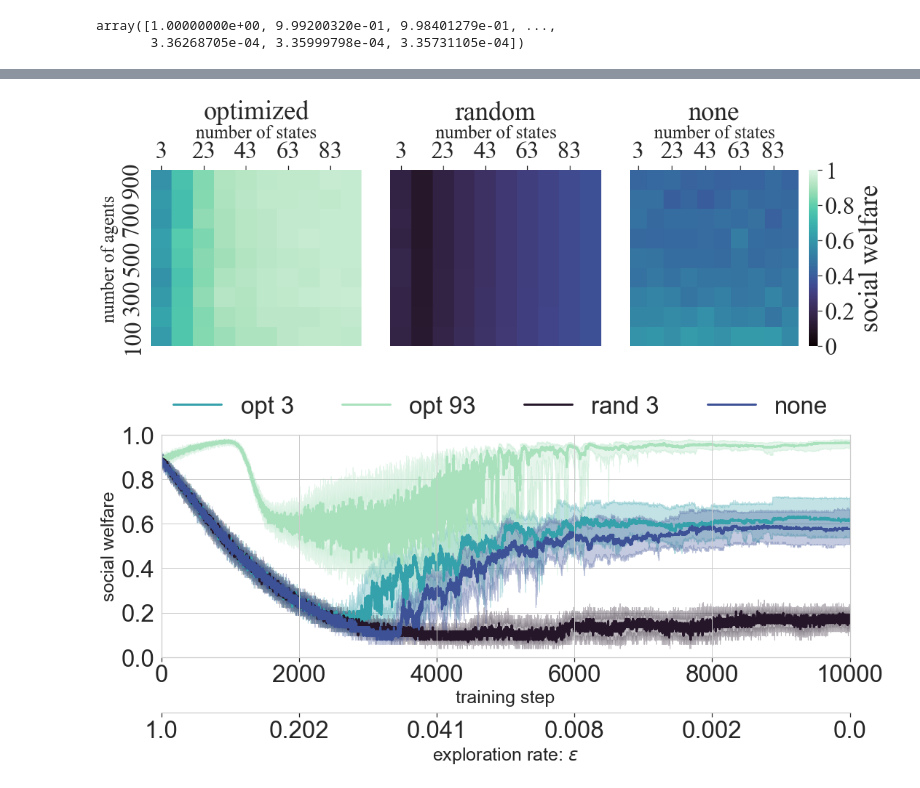
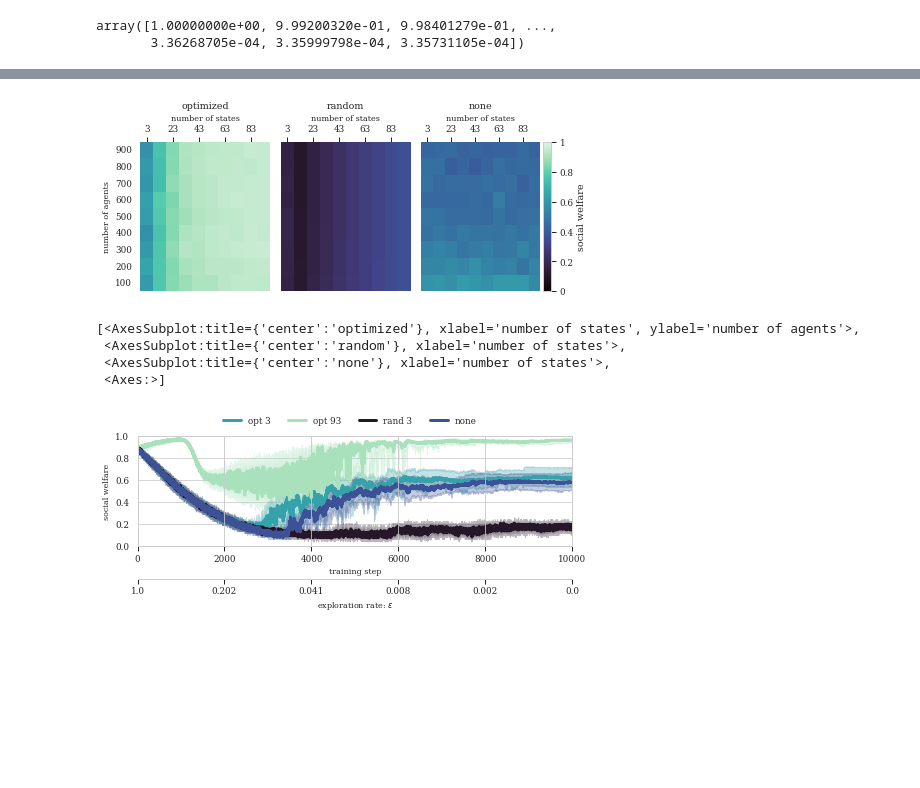
Before and after one commit to CCarissimo/manipulateRL, a Jupyter notebook: plotting.ipynb, the cells around one changed output, grey strips where cells are left out. Saved outputs shown, nothing was run; the diff lists cells and outputs as text; code cells hidden in the pictures; blank space fills up the shorter version.

```diff
--- a/plotting.ipynb
+++ b/plotting.ipynb
@@ -103,55 +113,79 @@ heatmap_random = pd.pivot_table(data=mean.loc["random"], values="T_mean", index=
 # %%
 import seaborn as sns
 # %%
-sns.set_context("paper", font_scale=3)
-# sns.set_style("whitegrid")
+sns.set_context("paper", font_scale=1)
+sns.set_style("whitegrid", rc={"font.family": "serif", "font.serif": "Times New Roman"})
 sns.set_palette("mako")
-sns.set(font="Times New Roman", font_scale=3)
+# sns.set(font="Times New Roman", font_scale=1)
+label_fontsize = 8
 # %%
-fig, ax = plt.subplots(ncols=3, figsize=(16,6), sharex=True)
+from mpl_toolkits.axes_grid1.axes_divider import make_axes_locatable
+
+fig, ax = plt.subplots(ncols=3, figsize=(7,3), sharex=True)
 
 sns.heatmap(ax=ax[0], data=heatmap_optimized, vmin=-2, vmax=-1.5, cbar=None, cmap="mako")
 sns.heatmap(ax=ax[1], data=heatmap_random, vmin=-2, vmax=-1.5, cbar=None, cmap="mako")
-sns.heatmap(ax=ax[2], data=heatmap_none, vmin=-2, vmax=-1.5, cmap="mako",
-            cbar_kws={'ticks': [-2, -1.9, -1.8, -1.7, -1.6, -1.5], 'label': "social welfare"})
-ax[2].collections[0].colorbar.set_ticklabels(["0", "0.2", "0.4", "0.6", "0.8", "1"])
+sns.heatmap(ax=ax[2], data=heatmap_none, vmin=-2, vmax=-1.5, cbar=None, cmap="mako", )
+#             cbar_kws={'ticks': [-2, -1.9, -1.8, -1.7, -1.6, -1.5], 'label': "social welfare"})
 
 ax[0].invert_yaxis()
 ax[1].invert_yaxis()
 ax[2].invert_yaxis()
 
 ax[0].set_title("optimized")
 ax[1].set_title("random")
 ax[2].set_title("none")
 
+ax[0].set_yticklabels(ax[0].get_yticklabels(), rotation = 0)
+ax[0].set_xticks([0.5, 2.5, 4.5, 6.5, 8.5]) #[3, 23, 43, 63, 83]
 ax[0].xaxis.tick_top()
 ax[1].xaxis.tick_top()
 ax[2].xaxis.tick_top()
 ax[1].set_yticks([])
 ax[2].set_yticks([])
 
 ax[1].set_ylabel("")
 ax[2].set_ylabel("")
-ax[0].set_ylabel("number of agents", fontsize=25)
-ax[0].set_xlabel("number of states", fontsize=25)
+ax[0].set_ylabel("number of agents", fontsize=label_fontsize)
+ax[0].set_xlabel("number of states", fontsize=label_fontsize)
 ax[0].xaxis.set_label_position('top')
-ax[1].set_xlabel("number of states", fontsize=25)
+ax[1].set_xlabel("number of states", fontsize=label_fontsize)
 ax[1].xaxis.set_label_position('top')
-ax[2].set_xlabel("number of states", fontsize=25)
+ax[2].set_xlabel("number of states", fontsize=label_fontsize)
 ax[2].xaxis.set_label_position('top')
+
+div = make_axes_locatable(ax[2])
+# Add an Axes above the main Axes.
+cax = div.append_axes("right", size="7%", pad="2%")
+
+fig.colorbar(ax[0].get_children()[0], cax=cax, fraction=0.1)
+cax.set_yticks([-2, -1.9, -1.8, -1.7, -1.6, -1.5])
+cax.set_yticklabels(["0", "0.2", "0.4", "0.6", "0.8", "1"])
+cax.set_ylabel("social welfare")
 
 # plt.xlabel("test")
 plt.tight_layout()
-plt.savefig("plots/heatmap.png", bbox_inches="tight", dpi=100)
+plt.savefig("plots/heatmap.png", bbox_inches="tight", dpi=600)
 # %% [output]
-[figure, old version]
+[figure, new version]
+# %%
+fig.axes
+# %% [output]
+[<AxesSubplot:title={'center':'optimized'}, xlabel='number of states', ylabel='number of agents'>,
+ <AxesSubplot:title={'center':'random'}, xlabel='number of states'>,
+ <AxesSubplot:title={'center':'none'}, xlabel='number of states'>,
+ <Axes:>]
 # %%
 with open("results/timeseries.pkl", "rb") as file:
     data = pickle.load(file)
 # %%
-fig, ax = plt.subplots(figsize=(16,8))
+# sns.set_context("paper", font_scale=1)
+sns.set_style("whitegrid", rc={"font.family": "serif", "font.serif": "Times New Roman"})
+# sns.set_palette("mako")
+# sns.set(font="Times New Roman", font_scale=1)
+label_fontsize = 8
 
-sns.set_style("whitegrid")
+fig, ax = plt.subplots(figsize=(7,3))
 
 cmap = plt.get_cmap('mako')
 colors = [cmap(c) for c in np.linspace(0.1, 0.9, 4)]
@@ -191,7 +225,7 @@ ax2.xaxis.set_ticks_position("bottom")
 ax2.xaxis.set_label_position("bottom")
 
 # Offset the twin axis below the host
-ax2.spines["bottom"].set_position(("axes", -0.25))
+ax2.spines["bottom"].set_position(("axes", -0.3))
 
 # Turn on the frame for the twin axis, but then hide all
 # but the bottom spine
@@ -203,20 +237,20 @@ ax2.spines["bottom"].set_visible(True)
 
 ax2.set_xticks(x_ticks)
 ax2.set_xticklabels(x_ticklabels)
-ax2.set_xlabel(r"exploration rate: $\epsilon$", fontsize=25)
+ax2.set_xlabel(r"exploration rate: $\epsilon$", fontsize=label_fontsize)
 
-ax.set_xlabel("training step", fontsize=25)
-ax.set_ylabel("social welfare", fontsize=25)
+ax.set_xlabel("training step", fontsize=label_fontsize)
+ax.set_ylabel("social welfare", fontsize=label_fontsize)
 
 y_ticks = ax.get_yticks()
 ax.set_yticks(y_ticks)
 ax.set_yticklabels(["%.1f"%(i/(len(y_ticks)-1)) for i in range(len(y_ticks))])
 
-fig.legend(bbox_to_anchor=(0.51, 0.9), loc='lower center', ncol=4, frameon=False)
+fig.legend(bbox_to_anchor=(0.51, 0.95), loc='lower center', ncol=4, frameon=False)
 plt.tight_layout()
-plt.savefig("plots/welfare_timeseries_comparison.png", bbox_inches="tight")
+plt.savefig("plots/welfare_timeseries_comparison.png", bbox_inches="tight", dpi=600)
 # %% [output]
-[figure, old version]
+[figure, new version]
 # %%
 sns.axes_style()
 # %% [output]
```
Also changed, not shown: parts of 4 cells of this notebook.
